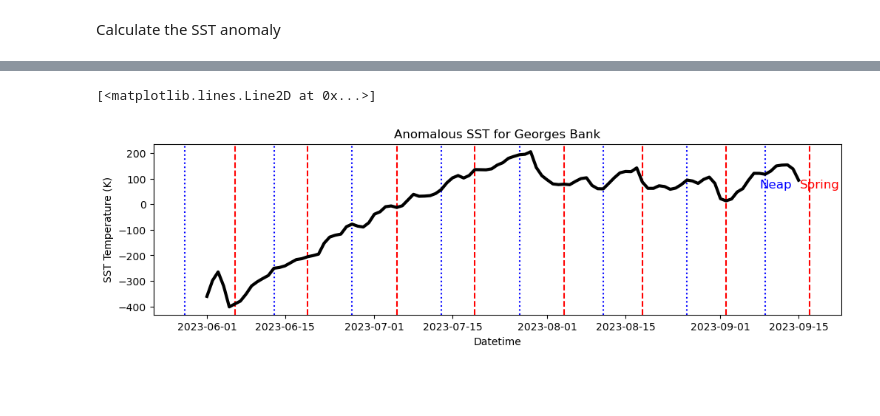
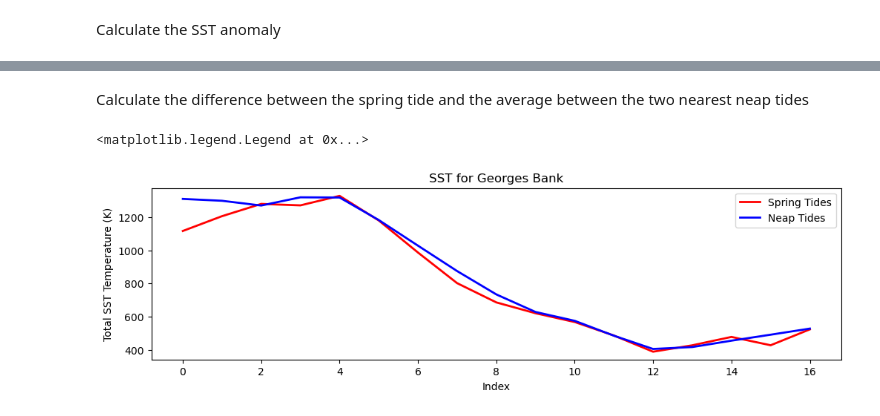
Before and after one commit to jesseturner/FalseLowClouds, a Jupyter notebook: Case_Studies/Georges_Bank/Visualize_georges_bank.ipynb, the cells around one changed output, grey strips where cells are left out. Saved outputs shown, nothing was run; the diff lists cells and outputs as text; code cells hidden in the pictures; blank space fills up the shorter version.

```diff
--- a/Case_Studies/Georges_Bank/Visualize_georges_bank.ipynb
+++ b/Case_Studies/Georges_Bank/Visualize_georges_bank.ipynb
@@ -238,30 +261,32 @@ sst_result_df
-# %%
-fig,ax=plt.subplots(1, figsize=(12,3))
-ax.set_ylabel("SST Temperature (K)")
-ax.set_xlabel("Datetime")
-ax.set_title("Anomalous SST for Georges Bank")
-
-ax.axvline(x=dt1, color='r', linestyle='--', label='Spring')
-ax.annotate('Spring', (dt1, 22), textcoords='offset points', xytext=(10,10), ha='center', fontsize=12, color='r')
-ax.axvline(x=dt3, color='r', linestyle='--', label='Spring')
-ax.axvline(x=dt5, color='r', linestyle='--', label='Spring')
-ax.axvline(x=dt7, color='r', linestyle='--', label='Spring')
-ax.axvline(x=dt9, color='r', linestyle='--', label='Spring')
-ax.axvline(x=dt11, color='r', linestyle='--', label='Spring')
-ax.axvline(x=dt13, color='r', linestyle='--', label='Spring')
-ax.axvline(x=dt15, color='r', linestyle='--', label='Spring')
-
-ax.axvline(x=dt2, color='b', linestyle=':', label='Neap')
-ax.annotate('Neap', (dt2, 22), textcoords='offset points', xytext=(10,10), ha='center', fontsize=12, color='b')
-ax.axvline(x=dt4, color='b', linestyle=':', label='Spring')
-ax.axvline(x=dt6, color='b', linestyle=':', label='Spring')
-ax.axvline(x=dt8, color='b', linestyle=':', label='Spring')
-ax.axvline(x=dt10, color='b', linestyle=':', label='Spring')
-ax.axvline(x=dt12, color='b', linestyle=':', label='Spring')
-ax.axvline(x=dt14, color='b', linestyle=':', label='Spring')
-ax.axvline(x=dt16, color='b', linestyle=':', label='Spring')
-
-ax.plot(sst_result_df.Datetime, sst_result_df.Anomaly, c='black', linewidth=3)
-# %% [output]
-[<matplotlib.lines.Line2D at 0x...>]
-[figure, removed]
+# %% [markdown]
+Calculate the difference between the spring tide and the average between the two nearest neap tides
+# %%
+spring_tides = [dt1, dt3, dt5, dt7, dt9, dt11, dt13, dt15, dt17, dt19, dt21, dt23, dt25, dt27, dt29, dt31, dt33, dt35]
+neap_tides = [dt2, dt4, dt6, dt8, dt10, dt12, dt14, dt16, dt18, dt20, dt22, dt24, dt26, dt28, dt30, dt32, dt34]
+# %%
+spring_tides_temp = []
+neap_tides_temp = []
+
+for i in range(len(neap_tides)):
+    spring_tides_temp.append(float(sst_result_df[sst_result_df.Datetime == spring_tides[i]].Total_SST.values))
+    if i > 0:
+        neap_temp_1 = float((sst_result_df[sst_result_df.Datetime == neap_tides[i]].Total_SST.values)[0])
+        neap_temp_2 = float(sst_result_df[sst_result_df.Datetime == neap_tides[i-1]].Total_SST.values)
+        neap_temp_av = (neap_temp_1+neap_temp_2)/2
+        neap_tides_temp.append(neap_temp_av)
+    else:
+        neap_temp_1 = float((sst_result_df[sst_result_df.Datetime == neap_tides[i]].Total_SST.values)[0])
+        neap_tides_temp.append(neap_temp_1)
+# %%
+fig,ax=plt.subplots(1, figsize=(12,3))
+ax.set_ylabel("Total SST Temperature (K)")
+ax.set_xlabel("Index")
+ax.set_title("SST for Georges Bank")
+
+ax.plot(spring_tides_temp, c='red', label='Spring Tides', linewidth=2)
+ax.plot(neap_tides_temp, c='blue', label='Neap Tides', linewidth=2)
+
+ax.legend()
+# %% [output]
+<matplotlib.legend.Legend at 0x...>
+[figure, added]
```
Also changed, not shown: parts of 3 cells of this notebook, 1 other file.
